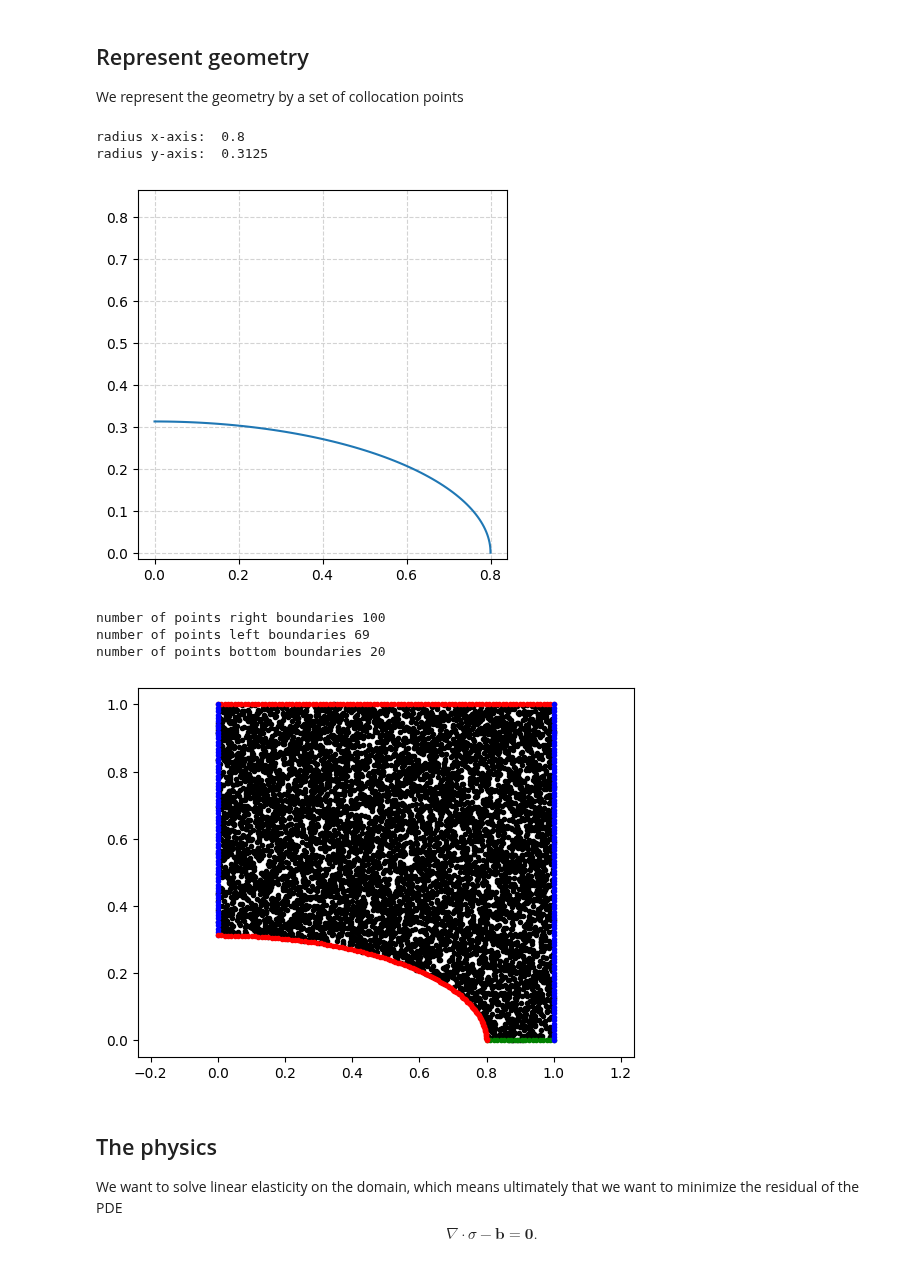
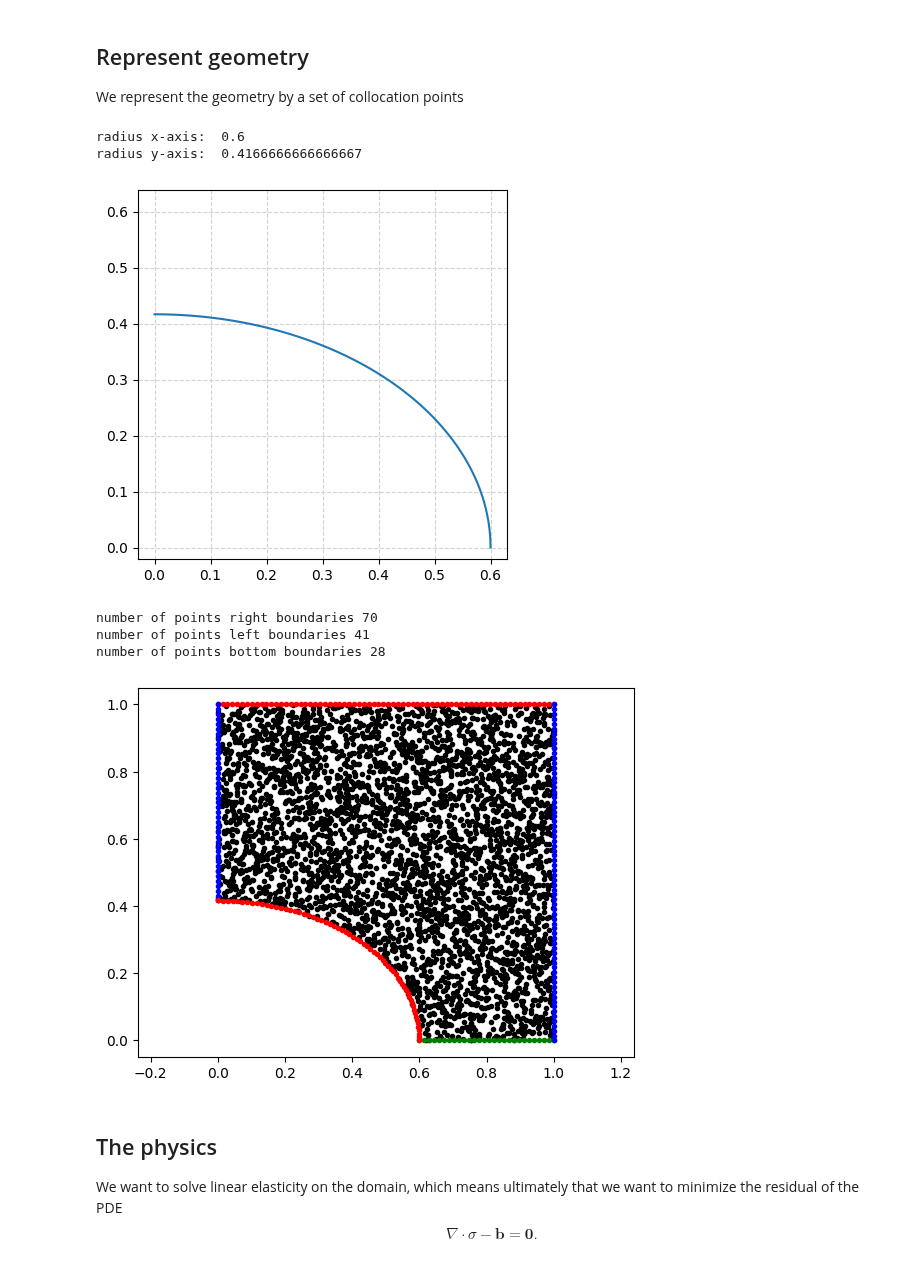
Before and after one commit to meyer-nils/numerical_examples, a Jupyter notebook: plate_hole_2d/ElliCHANGEDtorch.ipynb, the cells around one changed output. Drawn from its saved outputs; the diff is of its cells as text; code cells hidden in the pictures.

```diff
--- a/plate_hole_2d/ElliCHANGEDtorch.ipynb
+++ b/plate_hole_2d/ElliCHANGEDtorch.ipynb
@@ -15,25 +15,19 @@ from math import pi, ceil
 from global_constants import L, Re_x, B0, EPS0, MU, LBD, R
 
 
-
-
-"""
-#Ellipsis radius and surface area
-Re_x = 0.5
-"""
-
-Re_x = 0.8 #radius on the x-axis of the ellipse
+Re_x = 0.6 #radius on the x-axis of the ellipse
 SuAr= 0.25*pi   #surface area of the eclipse (= equal to SuAr of a circle with R=0.5)
-L = 1 #length of plate
-N = 100 #number of collocation Point in x-axis direction
+L = 1 #length of plate #info: muss noch gefixt werden -> momentan bei 1 lassen
+N = 70 #number of collocation Point in x-axis direction
 NN = ceil(N * (L-Re_x)/L) #number of collocation Point in both direction
 
 def create_ellipse(Re_x,SuAr,max_length):
     while True:
+        Re_y=  SuAr/(pi*Re_x)   #radius on the y-axis
         if (Re_x>max_length or Re_x<0):
             print("x_radius was not in range between 0 and max_length")
             Re_x = random.random()* max_length
-        Re_y=  SuAr/(pi*Re_x)   #radius on the y-axis
+            continue
         if (Re_y>max_length or Re_y<0):
             print("y_radius was not in range between 0 and max_length")
             continue
@@ -52,7 +46,7 @@ def plot_ellipse(Re_x, Re_y):
 
 def plot_quarter_elli(Re_x, Re_y):
     t = np.linspace(0, 0.5*pi, 80)
-    plt.plot( a*np.cos(t) , b*np.sin(t) )
+    plt.plot( Re_x*np.cos(t) , Re_y*np.sin(t) )
     plt.axis('square')
     plt.grid(color='lightgray',linestyle='--')
     plt.show()
@@ -82,40 +76,40 @@ def set_boundaries(Re_x, Re_y, L, N):
 
     phi = np.linspace(0, 0.5 * np.pi, int(N * 0.5 * np.pi * Re_x / L))
     x_hole = torch.tensor(Re_x * np.cos(phi), requires_grad=True).float()
     y_hole = torch.tensor(Re_y * np.sin(phi), requires_grad=True).float()
 
     #Frage an Nils: für was n_hole??
     n_hole = torch.tensor(np.stack([-np.cos(phi), -np.sin(phi)]).T).float()
 
     print("number of points right boundaries", N)
     print("number of points left boundaries", ceil(N*(1-Re_y)))
     print("number of points bottom boundaries", ceil(N*(1-Re_x)))
     return x_top, y_top, x_right, y_right, x_left, y_left, x_bottom, y_bottom, x_hole, y_hole, n_hole
 
 def plot_plate_with_hole(x_collo, y_collo,x_top, y_top, x_right, y_right, x_left, y_left, x_bottom, y_bottom, x_hole, y_hole):
     # Visualize geometry (Dirichlet blue, Neumann red)
     plt.plot(x_collo.detach(), y_collo.detach(), ".k")
     plt.plot(x_top.detach(), y_top.detach(), ".r")
     plt.plot(x_bottom, y_bottom, ".g")
     plt.plot(x_left, y_left, ".b")
     plt.plot(x_right, y_right, ".b")
     t = np.linspace(0, 0.5*pi, N)
     plt.plot(x_hole.detach(), y_hole.detach(), ".r")
     plt.axis("equal")
 
 Re_xnew, Re_ynew = create_ellipse(Re_x,SuAr, L)
 plot_quarter_elli(Re_xnew, Re_ynew)
 x_collo, y_collo = create_collocation_points(Re_xnew, Re_ynew, L, N)
 x_top, y_top, x_right, y_right, x_left, y_left, x_bottom, y_bottom, x_hole, y_hole, n_hole = set_boundaries(Re_xnew, Re_ynew, L, N)
 plot_plate_with_hole(x_collo, y_collo, x_top, y_top, x_right, y_right, x_left, y_left, x_bottom, y_bottom, x_hole, y_hole)
 # %% [output]
-radius x-axis:  0.8
-radius y-axis:  0.3125
+radius x-axis:  0.6
+radius y-axis:  0.4166666666666667
-[figure, old version]
+[figure, new version]
-number of points right boundaries 100
-number of points left boundaries 69
-number of points bottom boundaries 20
+number of points right boundaries 70
+number of points left boundaries 41
+number of points bottom boundaries 28
-[figure, old version]
+[figure, new version]
 # %%
 class Net(torch.nn.Module):
     def __init__(self):
```
Also changed, not shown: parts of 3 cells of this notebook, 3 other files.
